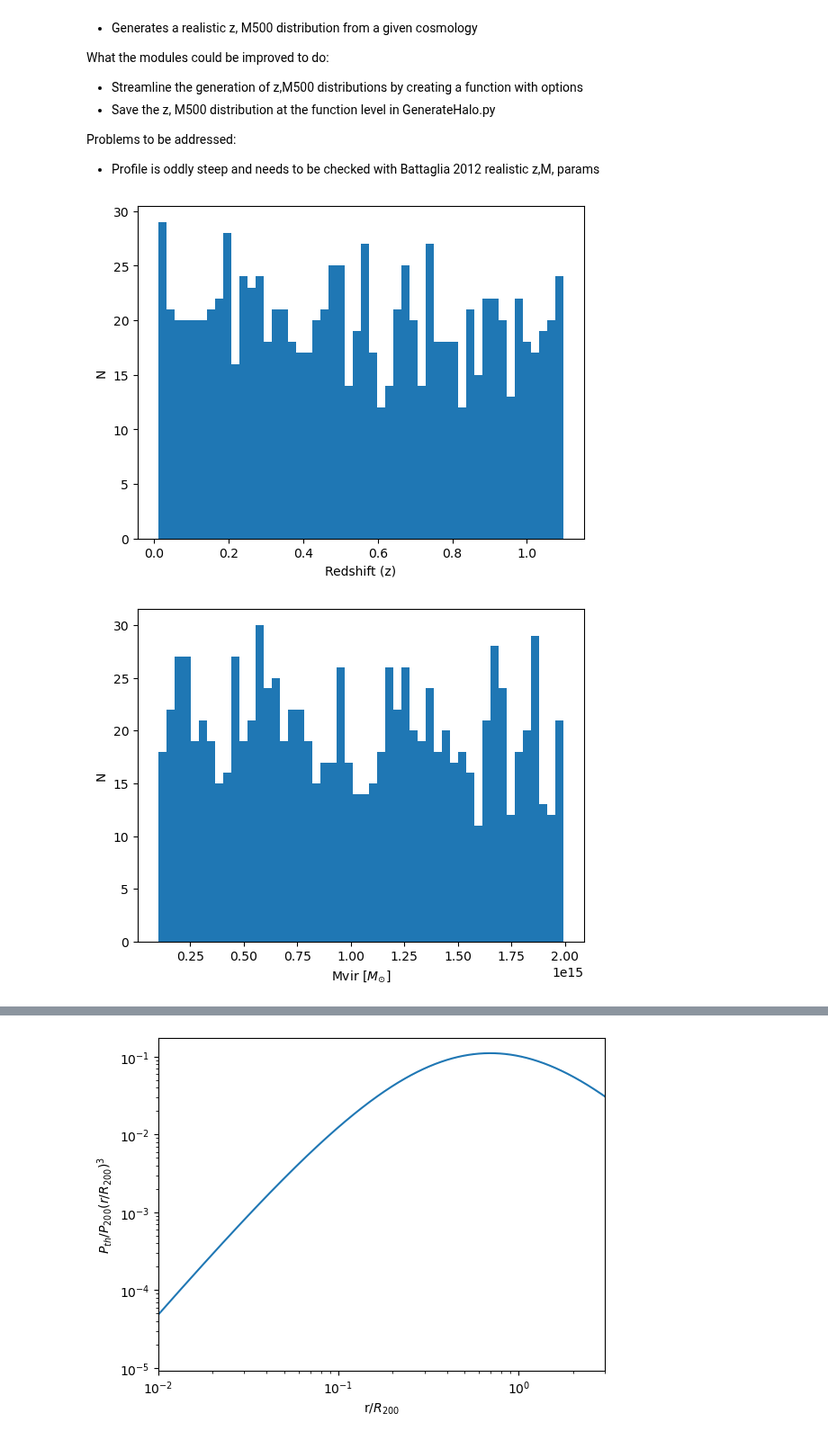
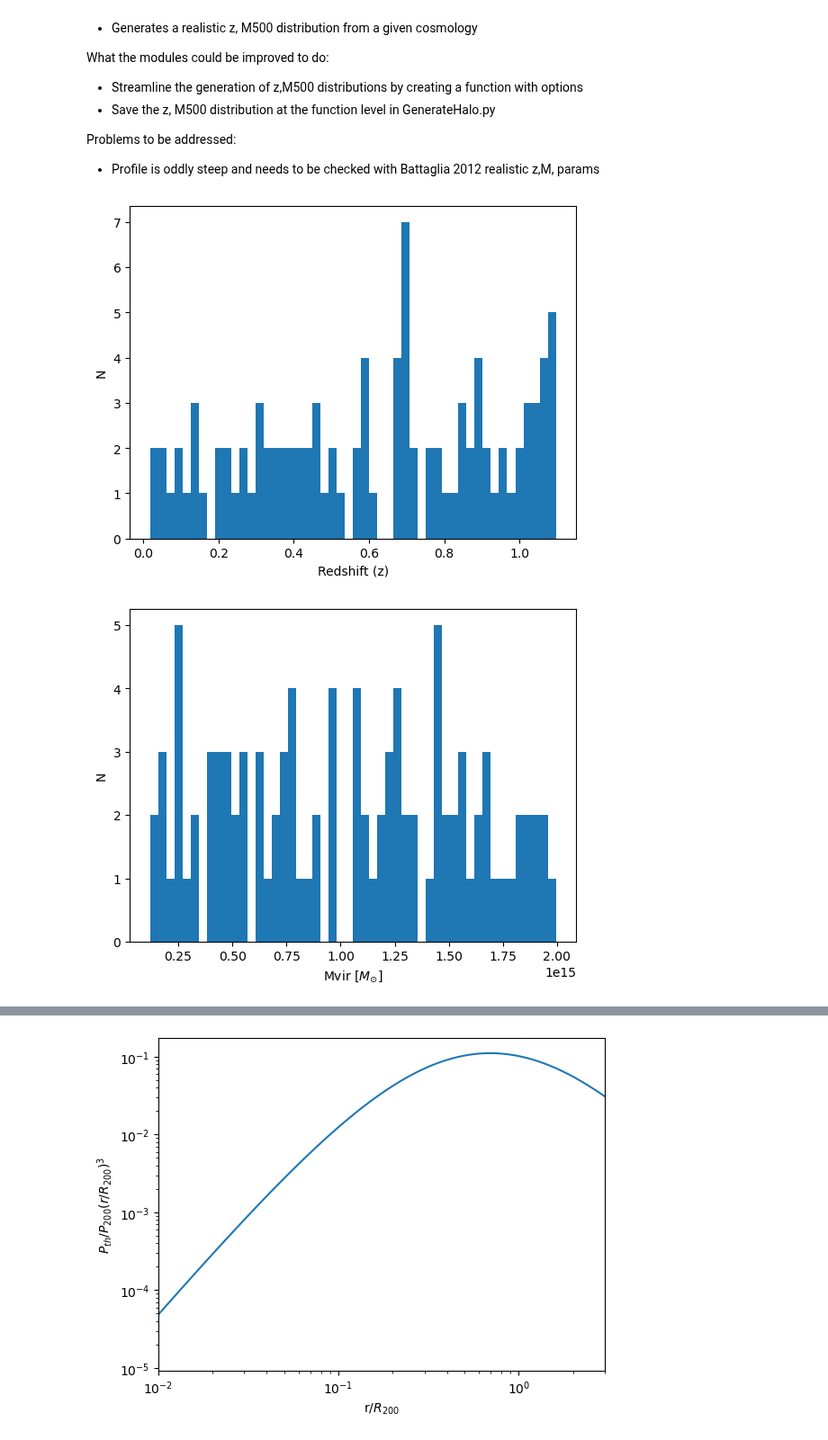
Before and after one commit to deepskies/DeepSZSim, a Jupyter notebook: run_sims.ipynb, the cells around one changed output, grey strips where cells are left out. Shown at 90% size. Drawn from its saved outputs; the diff is of its cells as text; code cells hidden in the pictures.

```diff
--- a/run_sims.ipynb
+++ b/run_sims.ipynb
@@ -42,28 +49,28 @@ Problems to be addressed:
 (survey,survey_freq,beam_size,noise_level,image_size,pixel_scale,cosmo,sigma8,ns)=load_vars.load_vars('./simsz/Settings/inputdata.yaml').make_dict_and_flatLCDM() #Make a dictionary and cosmology from the .yaml
 # %%
 #Generate a new flat z, Mvir distribution and save to file:
-nsources=1000 #Number of halos to generate
+nsources=100 #Number of halos to generate
 zdist,mdist=make_dm_halo.flatdist_halo(0.01,1.1,1e14,2e15,nsources) #Generate a flat z, Mvir distribution for sims
 
 plt.hist(zdist,bins=50) #Show the z distribution
 plt.ylabel('N'),plt.xlabel('Redshift (z)')
 plt.show()
 plt.hist(mdist,bins=50) #Show the M500 distribution
 plt.ylabel('N'),plt.xlabel(r'Mvir [$M_{\odot}$]')
 plt.show()
 plt.plot(zdist,mdist,'o') #Show the z, M500 scatterplot
 plt.xlabel('z'),plt.ylabel(r'Mvir [$M_{\odot}$]')
 plt.show()
 
 sourceid=int(time.time()) #Create an initial ctime for the halo ID list to save catalog
 idlist=[sourceid+x for x in range(len(zdist))] #Create the halo ID list for catalog
 
 #Save this array to a h5 file
 d = h5py.File('massdist.h5', 'w')
 d.create_dataset('Redshift', data=zdist)
 d.create_dataset('Mass', data=mdist)
 d.create_dataset('id', data=idlist)
 d.close()
 # %% [output]
-[figure, old version]
+[figure, new version]
-[figure, old version]
+[figure, new version]
```
Also changed, not shown: parts of 12 cells of this notebook, 3 other files.
